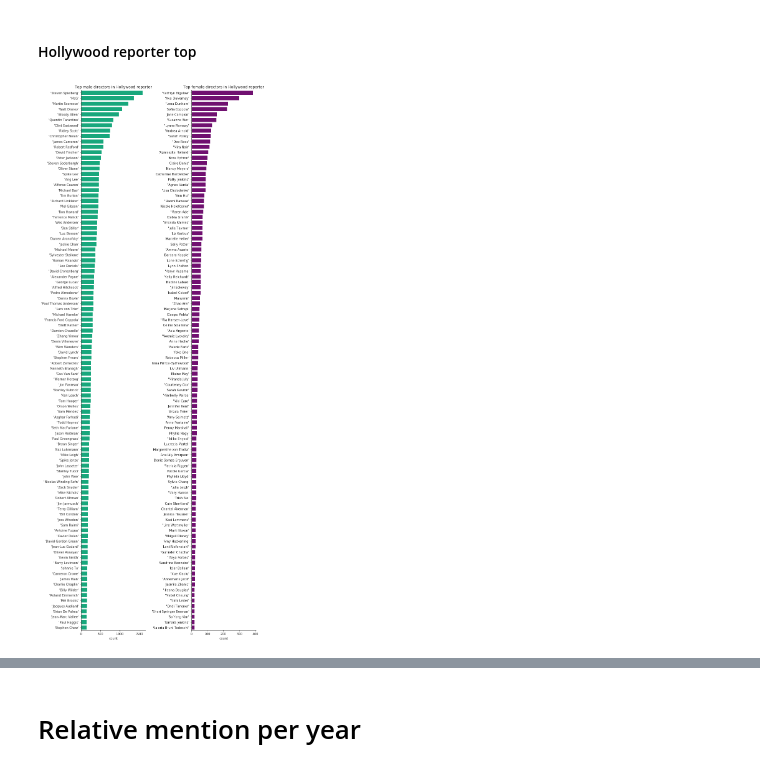
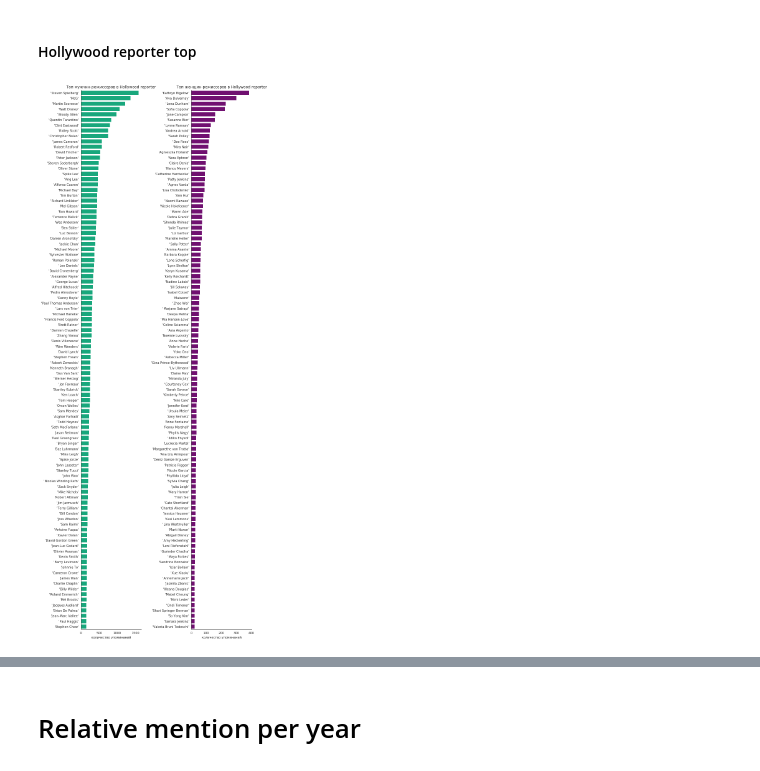
Before and after one commit to GimmeDanger/cinema-studies, a Jupyter notebook: processing_scripts/3-data-visualization/data_visualization.ipynb, the cells around one changed output, grey strips where cells are left out. Saved outputs shown, nothing was run; the diff lists cells and outputs as text; code cells hidden in the pictures.

```diff
--- a/processing_scripts/3-data-visualization/data_visualization.ipynb
+++ b/processing_scripts/3-data-visualization/data_visualization.ipynb
@@ -78,19 +132,23 @@ plt.show()
 # %%
 plt.figure(figsize=(10,25))
 
 plt.subplot(1,2,1)
-sns.barplot(x='count', y='name', data = male_top_hollywood_reporter.head(100), color = '#00BF85')
-plt.title('Top male directors in Hollywood reporter')
+ax1 = sns.barplot(x='count', y='name', data = male_top_hollywood_reporter.head(100), color = '#00BF85')
+ax1.set(xlabel='количество упоминаний')
+#plt.title('Top male directors in Hollywood reporter')
+plt.title('Топ мужчин-режиссеров в Hollywood reporter')
 plt.ylabel(None)
 
 plt.subplot(1,2,2)
-sns.barplot(x='count', y='name', data = female_top_hollywood_reporter.head(100), color = 'purple')
-plt.title('Top female directors in Hollywood reporter')
+ax2 = sns.barplot(x='count', y='name', data = female_top_hollywood_reporter.head(100), color = 'purple')
+ax2.set(xlabel='количество упоминаний')
+#plt.title('Top female directors in Hollywood reporter')
+plt.title('Топ женщин-режиссеров в Hollywood reporter')
 plt.ylabel(None)
 
 plt.tight_layout()
 sns.despine()
 plt.savefig('top_directors_hollywood_reporter.png', dpi=300, format='png')
 plt.show()
 # %% [output]
-[figure, old version]
+[figure, new version]
```
Also changed, not shown: parts of 12 cells of this notebook, 12 other files.
